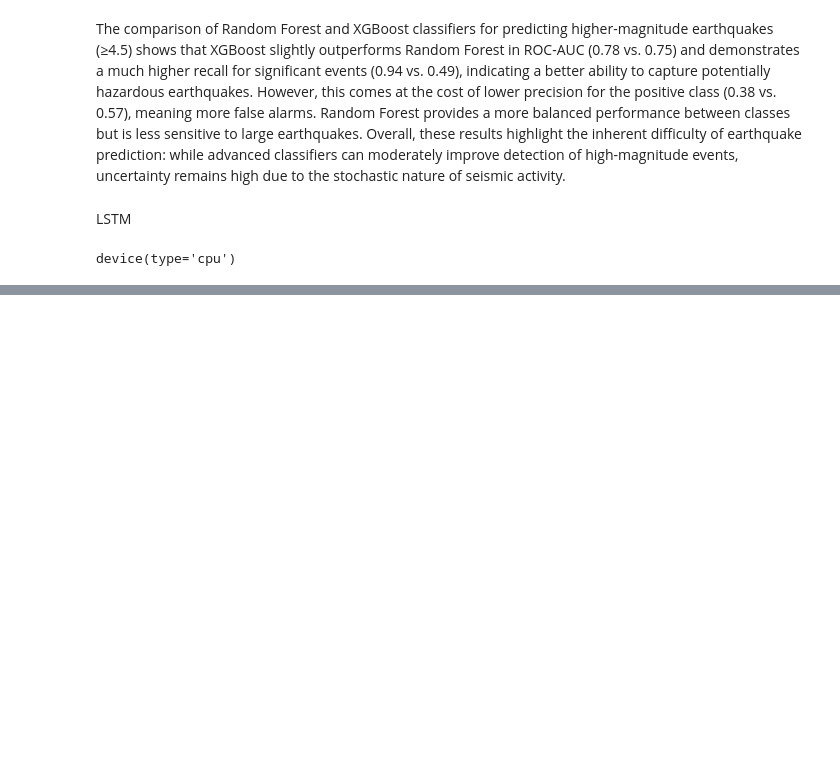
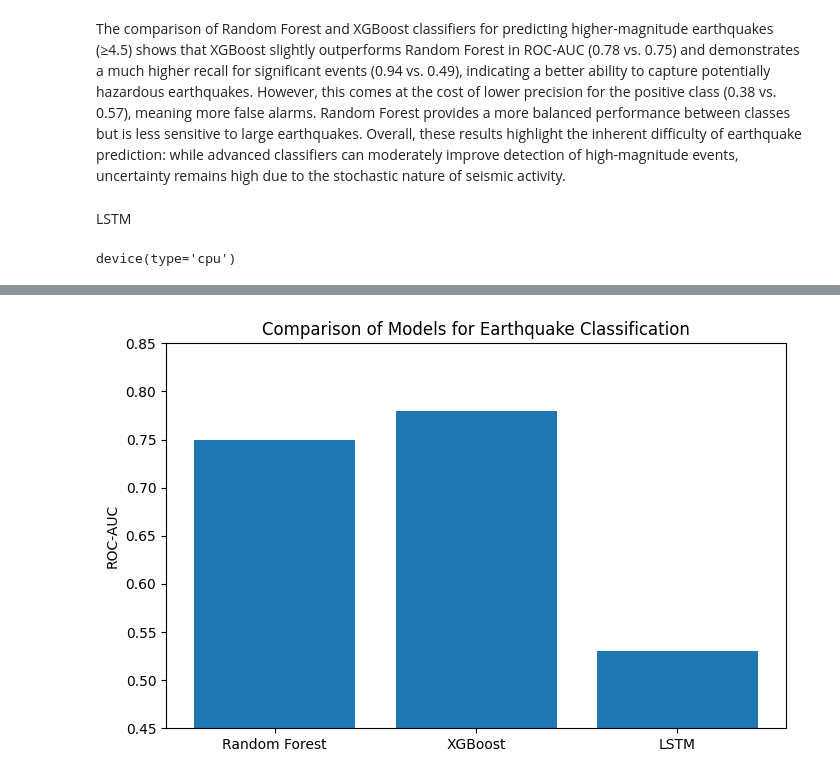
Before and after one commit to Janexo0/seismic-data-analysis-ml, a Jupyter notebook: data_analysys_of_seismic_data.ipynb, the cells around one changed output, grey strips where cells are left out. Cells and saved outputs as stored; diff of their text form; code cells hidden in the pictures; blank space fills up the shorter version.

```diff
--- a/data_analysys_of_seismic_data.ipynb
+++ b/data_analysys_of_seismic_data.ipynb
@@ -586,0 +621,23 @@ print("ROC-AUC:", roc_auc_score(y_true, y_probs))
+# %%
+import matplotlib.pyplot as plt
+
+models = [
+    "Random Forest",
+    "XGBoost",
+    "LSTM"
+]
+
+roc_auc = [
+    0.75,
+    0.78,
+    0.53
+]
+
+plt.figure(figsize=(8,5))
+plt.bar(models, roc_auc)
+plt.ylabel("ROC-AUC")
+plt.title("Comparison of Models for Earthquake Classification")
+plt.ylim(0.45, 0.85)
+plt.show()
+# %% [output]
+[figure, added]
```
Also changed, not shown: parts of 9 cells of this notebook.
